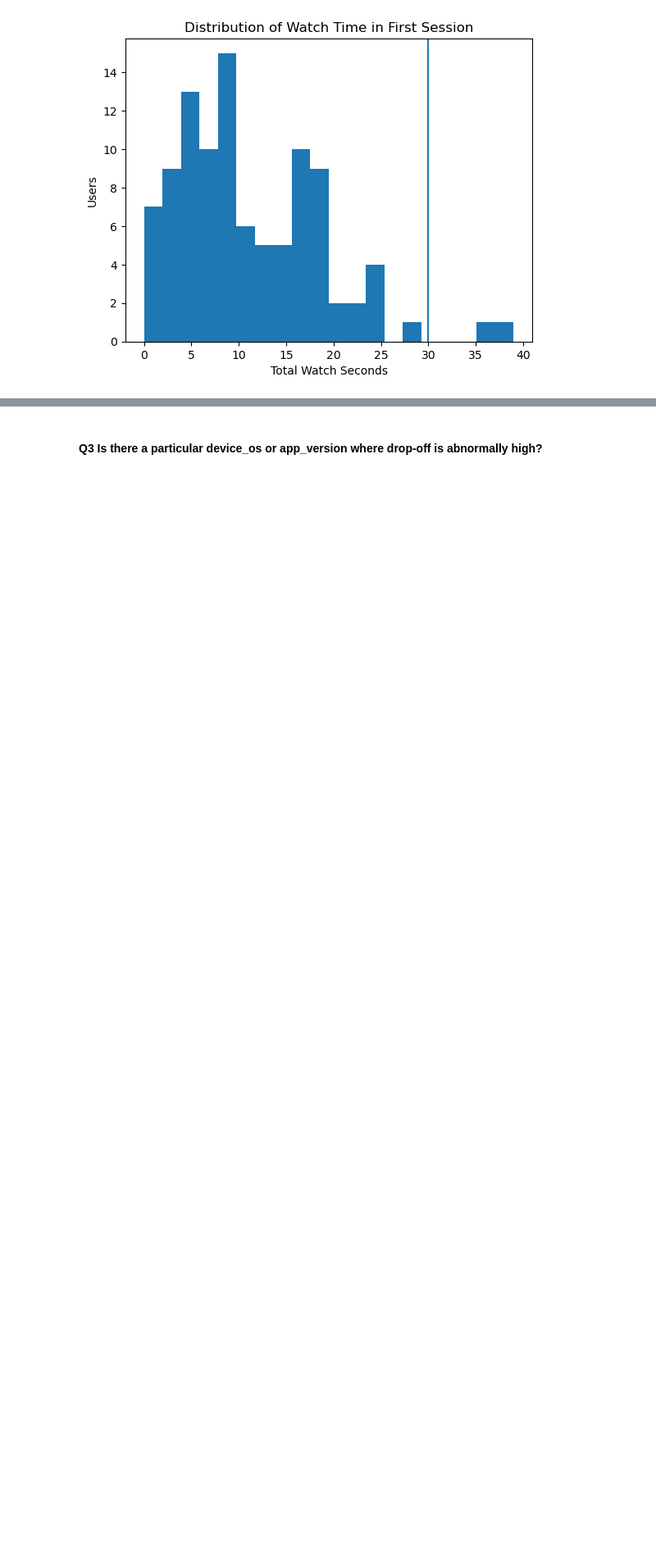
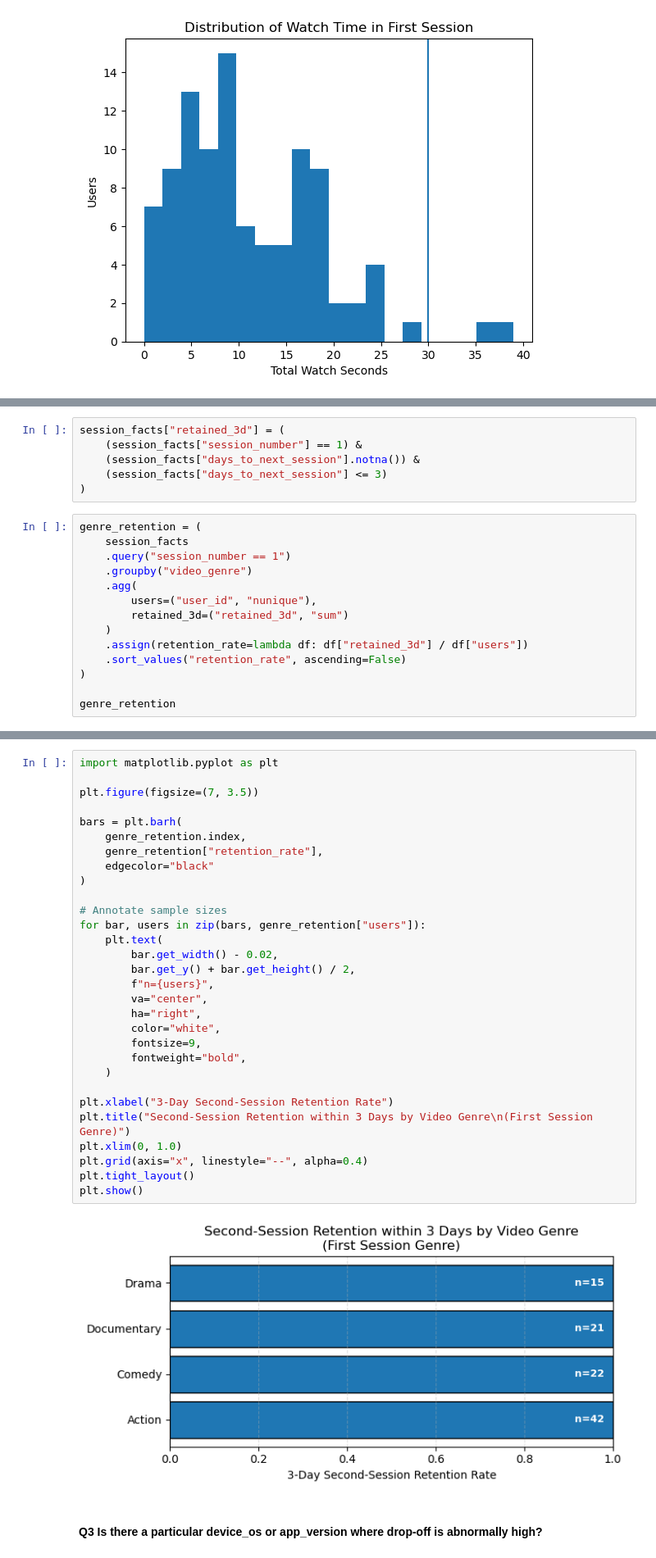
Before and after one commit to AleksandarJeremic/streampro-assignment, a Jupyter notebook: Notebook/streampro_assignment.ipynb, the cells around one changed output, grey strips where cells are left out. Shown at 82% size. Cells and saved outputs as stored; diff of their text form; blank space fills up the shorter version.

Commit message:
fix: Q2 visualization altered

```diff
--- a/Notebook/streampro_assignment.ipynb
+++ b/Notebook/streampro_assignment.ipynb
@@ -450,0 +375,20 @@ plt.show()
+# %%
+session_facts["retained_3d"] = (
+    (session_facts["session_number"] == 1) &
+    (session_facts["days_to_next_session"].notna()) &
+    (session_facts["days_to_next_session"] <= 3)
+)
+# %%
+genre_retention = (
+    session_facts
+    .query("session_number == 1")
+    .groupby("video_genre")
+    .agg(
+        users=("user_id", "nunique"),
+        retained_3d=("retained_3d", "sum")
+    )
+    .assign(retention_rate=lambda df: df["retained_3d"] / df["users"])
+    .sort_values("retention_rate", ascending=False)
+)
+
+genre_retention
@@ -451,3 +402,35 @@ plt.show()
+# %%
+import matplotlib.pyplot as plt
+
+plt.figure(figsize=(7, 3.5))
+
+bars = plt.barh(
+    genre_retention.index,
+    genre_retention["retention_rate"],
+    edgecolor="black"
+)
+
+# Annotate sample sizes
+for bar, users in zip(bars, genre_retention["users"]):
+    plt.text(
+        bar.get_width() - 0.02,
+        bar.get_y() + bar.get_height() / 2,
+        f"n={users}",
+        va="center",
+        ha="right",
+        color="white",
+        fontsize=9,
+        fontweight="bold",
+    )
+
+plt.xlabel("3-Day Second-Session Retention Rate")
+plt.title("Second-Session Retention within 3 Days by Video Genre\n(First Session Genre)")
+plt.xlim(0, 1.0)
+plt.grid(axis="x", linestyle="--", alpha=0.4)
+plt.tight_layout()
+plt.show()
+# %% [output]
+[figure, added]
 # %% [markdown]
 #### Q3 Is there a particular device_os or app_version where drop-off is abnormally high?
 # %%
```
Also changed, not shown: parts of 10 cells of this notebook.
